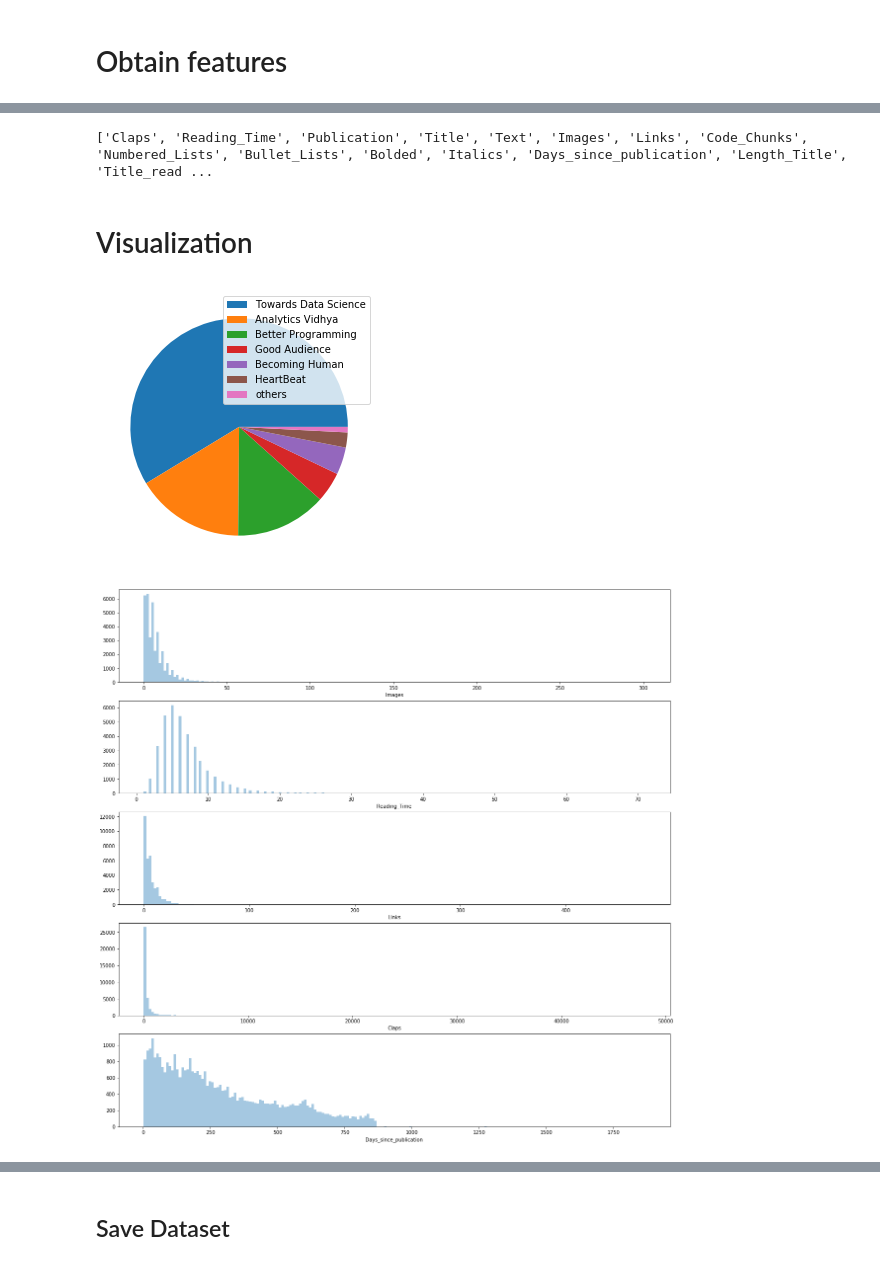
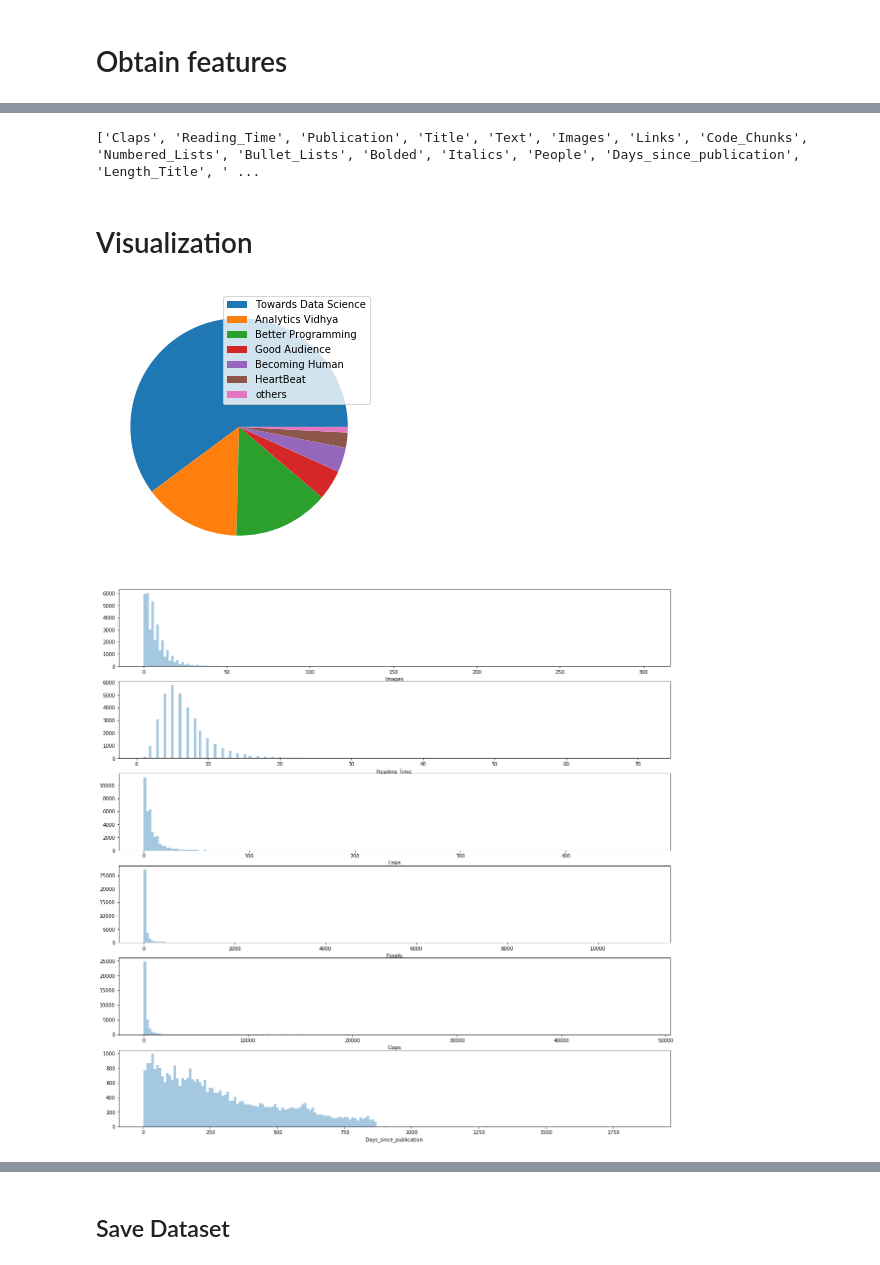
Before and after one commit to mcanones/The-Clap-Predictor, a Jupyter notebook: notebooks/1.-CleaningFeatures.ipynb, the cells around one changed output, grey strips where cells are left out. Saved outputs shown, nothing was run; the diff lists cells and outputs as text; code cells hidden in the pictures.

```diff
--- a/notebooks/1.-CleaningFeatures.ipynb
+++ b/notebooks/1.-CleaningFeatures.ipynb
@@ -24,7 +24,7 @@ or from the matplotlib source distribution
 # %% [markdown]
 # Connect to db
 # %%
-cnx = sqlite3.connect('../data/raw/project.db')
+cnx = sqlite3.connect('../data/raw/people.db')
 df = pd.read_sql_query("SELECT * FROM articles", cnx)
 # %% [markdown]
 # Cleaning
@@ -73,15 +74,15 @@ df_features.head(3)
 # %%
 print(list(df_features.columns))
 # %% [output]
-['Claps', 'Reading_Time', 'Publication', 'Title', 'Text', 'Images', 'Links', 'Code_Chunks', 'Numbered_Lists', 'Bullet_Lists', 'Bolded', 'Italics', 'Days_since_publication', 'Length_Title', 'Title_read ...
+['Claps', 'Reading_Time', 'Publication', 'Title', 'Text', 'Images', 'Links', 'Code_Chunks', 'Numbered_Lists', 'Bullet_Lists', 'Bolded', 'Italics', 'People', 'Days_since_publication', 'Length_Title', ' ...
 # %% [markdown]
 # Visualization
 # %%
 piePlot(data=df_features, col='Publication')
 # %% [output]
-[figure, old version]
+[figure, new version]
 # %%
-distPlot(data=df_features, cols=['Images', 'Reading_Time', 'Links','Claps','Days_since_publication'])
+distPlot(data=df_features, cols=['Images', 'Reading_Time', 'Links','People', 'Claps','Days_since_publication'])
 # %% [output]
-[figure, old version]
+[figure, new version]
 # %%
```
Also changed, not shown: parts of 12 cells of this notebook, 5 other files.
